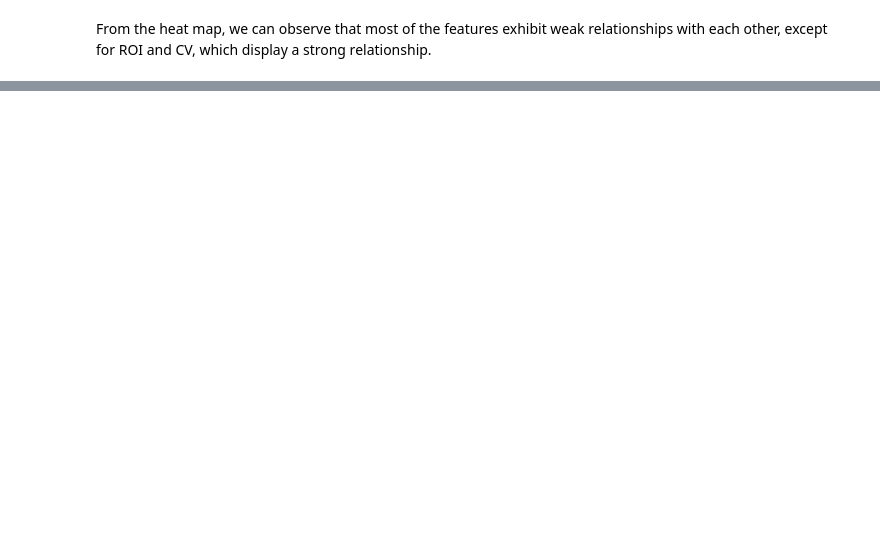
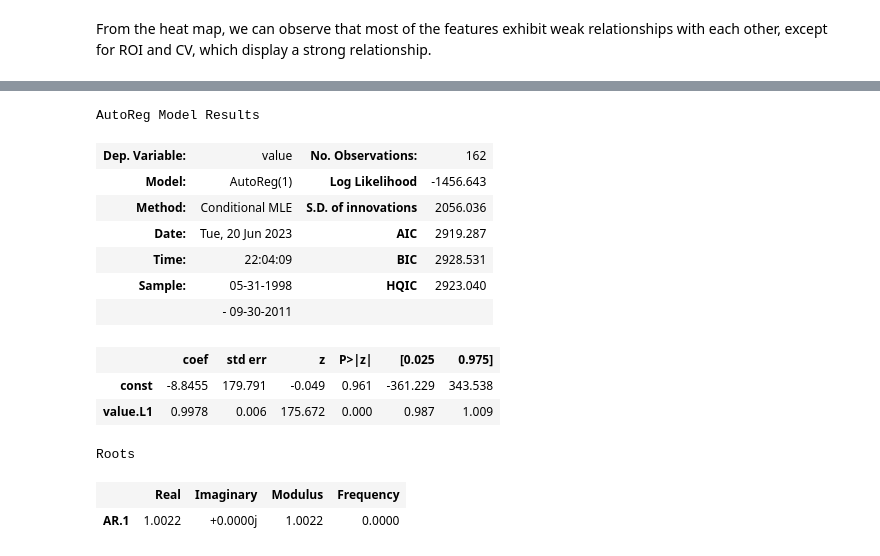
Before and after one commit to Eddie-254/Phase-4-Project, a Jupyter notebook: Main_Notebook.ipynb, the cells around one changed output, grey strips where cells are left out. Drawn from its saved outputs; the diff is of its cells as text; code cells hidden in the pictures; blank space fills up the shorter version.

Commit message:
modeling

```diff
--- a/Main_Notebook.ipynb
+++ b/Main_Notebook.ipynb
@@ -571,0 +839,26 @@ From the heat map, we can observe that most of the features exhibit weak relatio
+# %%
+train_values = data_diff['value']
+
+# Define the order of the autoregressive model
+order = 1
+from statsmodels.tsa.ar_model import AutoReg
+
+# Fit the autoregressive model
+model = AutoReg(train_values, order)
+model_fit = model.fit()
+model_fit.summary()
+# %% [output]
+AutoReg Model Results
+| Dep. Variable: | value | No. Observations: | 162 |
+| Model: | AutoReg(1) | Log Likelihood | -1456.643 |
+| Method: | Conditional MLE | S.D. of innovations | 2056.036 |
+| Date: | Tue, 20 Jun 2023 | AIC | 2919.287 |
+| Time: | 22:04:09 | BIC | 2928.531 |
+| Sample: | 05-31-1998 | HQIC | 2923.040 |
+|  | - 09-30-2011 |  |  |
+|  | coef | std err | z | P>|z| | [0.025 | 0.975] |
+| const | -8.8455 | 179.791 | -0.049 | 0.961 | -361.229 | 343.538 |
+| value.L1 | 0.9978 | 0.006 | 175.672 | 0.000 | 0.987 | 1.009 |
+Roots
+|  | Real | Imaginary | Modulus | Frequency |
+| AR.1 | 1.0022 | +0.0000j | 1.0022 | 0.0000 |
```
Also changed, not shown: parts of 34 cells of this notebook.
